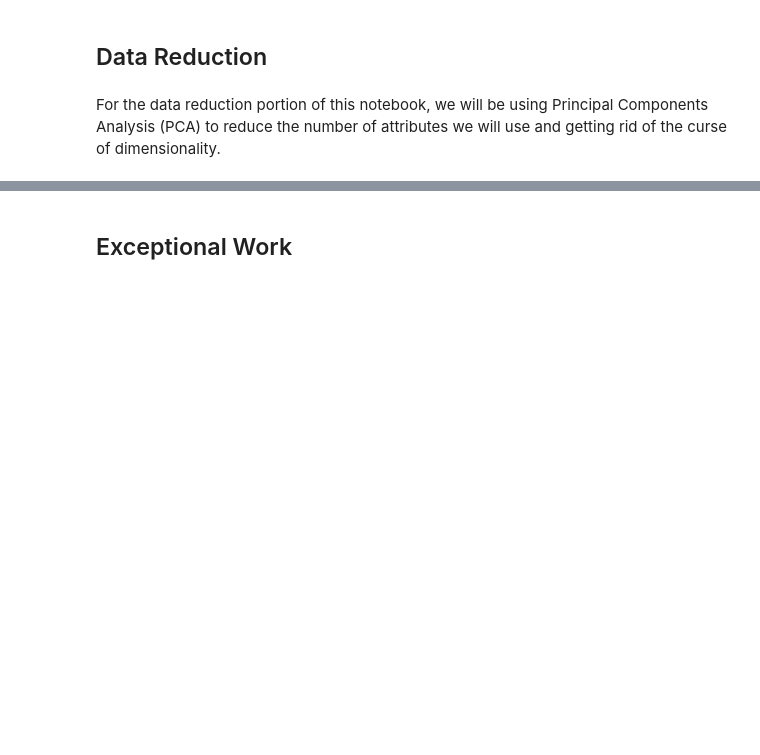
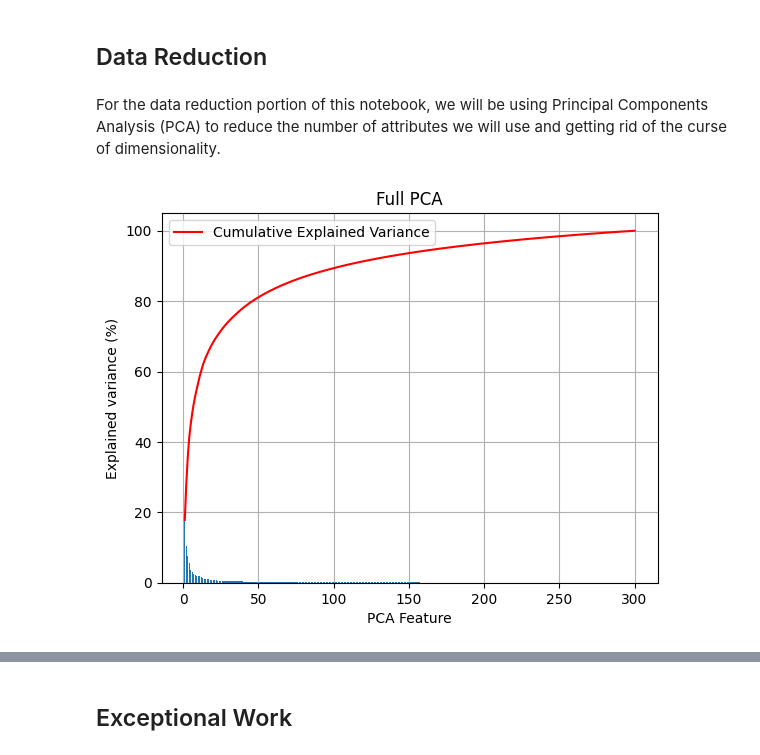
Before and after one commit to drodrigues01/Lab-Two-Exploring-Image-Data, a Jupyter notebook: Lab Two: Exploring Image Data.ipynb, the cells around one changed output, grey strips where cells are left out. Saved outputs shown, nothing was run; the diff lists cells and outputs as text; code cells hidden in the pictures; blank space fills up the shorter version.

```diff
--- a/Lab Two: Exploring Image Data.ipynb
+++ b/Lab Two: Exploring Image Data.ipynb
@@ -118,8 +118,17 @@ Wall time: 44.5 s
 
 from sklearn.preprocessing import StandardScaler
 # About 50 s with images of dimensions 150x150
+dogs_resized = np.array(dogs_resized)
 
-X = np.array(dogs_resized, dtype='float')
+
+NUM_ROWS_IN_SAMPLE = 2000
+
+indexer = np.random.randint(len(dogs_resized), size=NUM_ROWS_IN_SAMPLE)
+
+X = np.array(dogs_resized[indexer,:], dtype='float')
+
+print(X.shape)
+
 scaled = StandardScaler().fit_transform(X)
 scaled
 # %% [output]
@@ -148,3 +158,52 @@ array([[ 0.60201852,  0.65186909,  0.77098934, ...,  1.04960857,
 ## Data Reduction
 # %% [markdown]
 For the data reduction portion of this notebook, we will be using Principal Components Analysis (PCA) to reduce the number of attributes we will use and getting rid of the curse of dimensionality.
+# %%
+%%time
+# PCA, non lineart PCA
+
+# PCA, non lineart PCA
+# evaluate pca with logistic regression algorithm for classification
+from numpy import mean
+from numpy import std
+import pandas as pd
+from sklearn.decomposition import PCA
+from sklearn.preprocessing import StandardScaler
+import matplotlib.pyplot as plot
+
+def pca_describer(pca,title:str): #This function is used to graph the explained variance per component in any PCA object
+
+    total_variance = np.sum(pca.explained_variance_)
+
+    plt.bar(
+        range(1,len(pca.explained_variance_)+1),
+        [(x / total_variance) * 100 for x in pca.explained_variance_ ]
+        )
+
+    plt.plot(
+        range(1,len(pca.explained_variance_ )+1),
+        np.cumsum([(x / total_variance) * 100 for x in pca.explained_variance_ ]),
+        c='red',
+        label='Cumulative Explained Variance')
+
+    plt.legend(loc='upper left')
+
+    plt.xlabel('PCA Feature')
+    plt.ylabel('Explained variance (%)')
+    plt.title(title)
+
+    plt.grid()
+    plt.show()
+
+
+NUM_COMPONENTS = 300
+
+
+
+pca_full = PCA(n_components=NUM_COMPONENTS,svd_solver='full')
+pca_full.fit(scaled)
+
+
+pca_describer(pca_full,"Full PCA")
+# %% [output]
+[figure, added]
```
Also changed, not shown: parts of 12 cells of this notebook.
